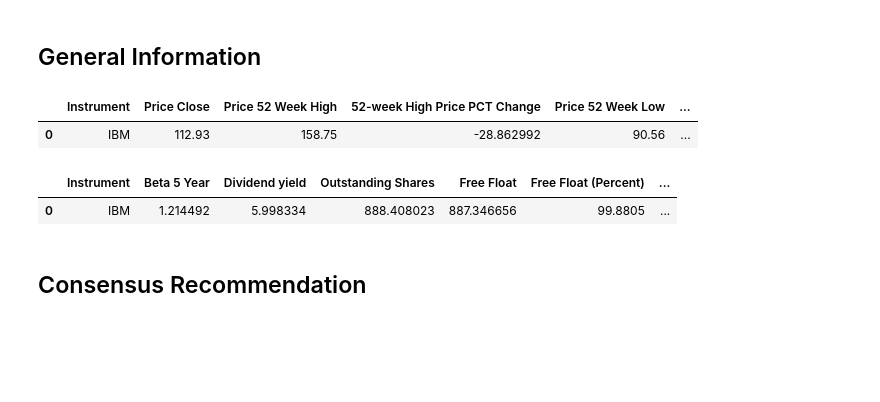
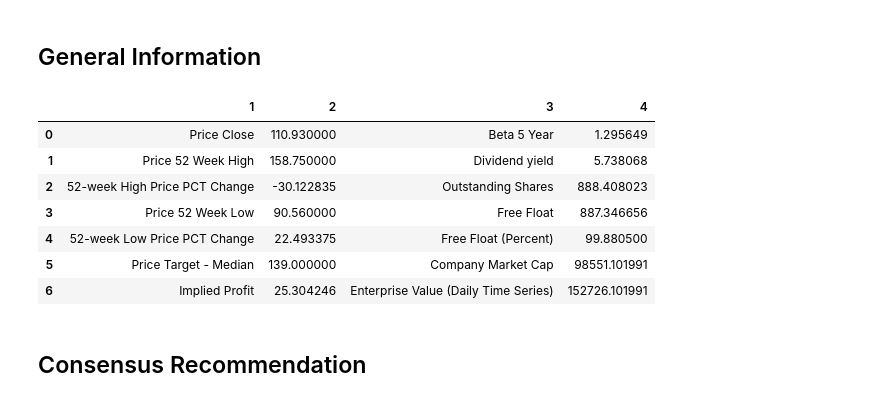
Before and after one commit to LSEG-API-Samples/Article.EikonAPI.Python.CompanyTearsheet, a Jupyter notebook: EikonCompanyTearSheet.ipynb, the cells around one changed output. Cells and saved outputs as stored; diff of their text form; code cells hidden in the pictures; blank space fills up the shorter version.

```diff
--- a/EikonCompanyTearSheet.ipynb
+++ b/EikonCompanyTearSheet.ipynb
@@ -24,15 +24,44 @@ df
 | 0 | IBM | International Business Machines Corp | United States of America | Software & IT Services | Information Technology | ... |
 # %% [markdown]
 ## General Information
-# %%
-dfGen, err = ek.get_data(RIC, 'TR.PriceClose;TR.Price52WeekHigh;TR.PricePctChg52WkHigh;TR.Price52WeekLow;TR.PricePctChg52WkLow;TR.PriceTargetMedian',{'Curn':df.at[0,'Currency']})
-dfGen2, err = ek.get_data( RIC, 'TR.BetaFiveYear;TR.DividendYield;TR.SharesOutstanding;TR.FreeFloat;TR.FreeFloatPct();TR.CompanyMarketCap;TR.EV',{'Scale':6,'Curn':df.at[0,'Currency']})
-display(dfGen,df)
-# %% [output]
-|  | Instrument | Price Close | Price 52 Week High | 52-week High Price PCT Change | Price 52 Week Low | ... |
-| 0 | IBM | 112.93 | 158.75 | -28.862992 | 90.56 | ... |
-|  | Instrument | Beta 5 Year | Dividend yield | Outstanding Shares | Free Float | Free Float (Percent) | ... |
-| 0 | IBM | 1.214492 | 5.998334 | 888.408023 | 887.346656 | 99.8805 | ... |
+# %%
+#As single Dataframe - example only
+#dfGenSingle, err = ek.get_data(RIC,
+#        [{'TR.PriceClose;TR.Price52WeekHigh;TR.PricePctChg52WkHigh;TR.Price52WeekLow;TR.PricePctChg52WkLow;TR.PriceTargetMedian': {'Curn':df.at[0,'Currency']}},
+#            {'TR.BetaFiveYear;TR.DividendYield;TR.SharesOutstanding;TR.FreeFloat;TR.FreeFloatPct();TR.CompanyMarketCap;TR.EV': {'Scale':6,'Curn':df.at[0,'Currency']}}])
+
+#As two Dataframes - more convenient
+dfGen, err = ek.get_data(RIC, 'TR.PriceClose;TR.Price52WeekHigh;TR.PricePctChg52WkHigh;TR.Price52WeekLow;TR.PricePctChg52WkLow;TR.PriceTargetMedian',{'Curn':df.at[0,'Currency']})
+dfGen2, err = ek.get_data( RIC, 'TR.BetaFiveYear;TR.DividendYield;TR.SharesOutstanding;TR.FreeFloat;TR.FreeFloatPct();TR.CompanyMarketCap;TR.EV',{'Scale':6,'Curn':df.at[0,'Currency']})
+
+#calc implied profit
+dfGen['Implied Profit'] = (dfGen.at[0,'Price Target - Median']/dfGen.at[0,'Price Close'] - 1)*100
+
+# results as simple lists
+listGenNames = dfGen.columns.tolist()
+listGen = dfGen.iloc[0].tolist()
+listGen2Names = dfGen2.columns.tolist()
+listGen2 = dfGen2.iloc[0].tolist()
+
+#remove RIC
+listGenNames.pop(0)
+listGen.pop(0)
+listGen2Names.pop(0)
+listGen2.pop(0)
+
+dataDictGen= {'1': listGenNames, '2': listGen , '3': listGen2Names, '4': listGen2}
+dfGenX = pd.DataFrame(dataDictGen)
+
+dfGenX
+# %% [output]
+|  | 1 | 2 | 3 | 4 |
+| 0 | Price Close | 110.930000 | Beta 5 Year | 1.295649 |
+| 1 | Price 52 Week High | 158.750000 | Dividend yield | 5.738068 |
+| 2 | 52-week High Price PCT Change | -30.122835 | Outstanding Shares | 888.408023 |
+| 3 | Price 52 Week Low | 90.560000 | Free Float | 887.346656 |
+| 4 | 52-week Low Price PCT Change | 22.493375 | Free Float (Percent) | 99.880500 |
+| 5 | Price Target - Median | 139.000000 | Company Market Cap | 98551.101991 |
+| 6 | Implied Profit | 25.304246 | Enterprise Value (Daily Time Series) | 152726.101991 |
 # %% [markdown]
 ## Consensus Recommendation
 # %%
```
Also changed, not shown: parts of 2 cells of this notebook.
